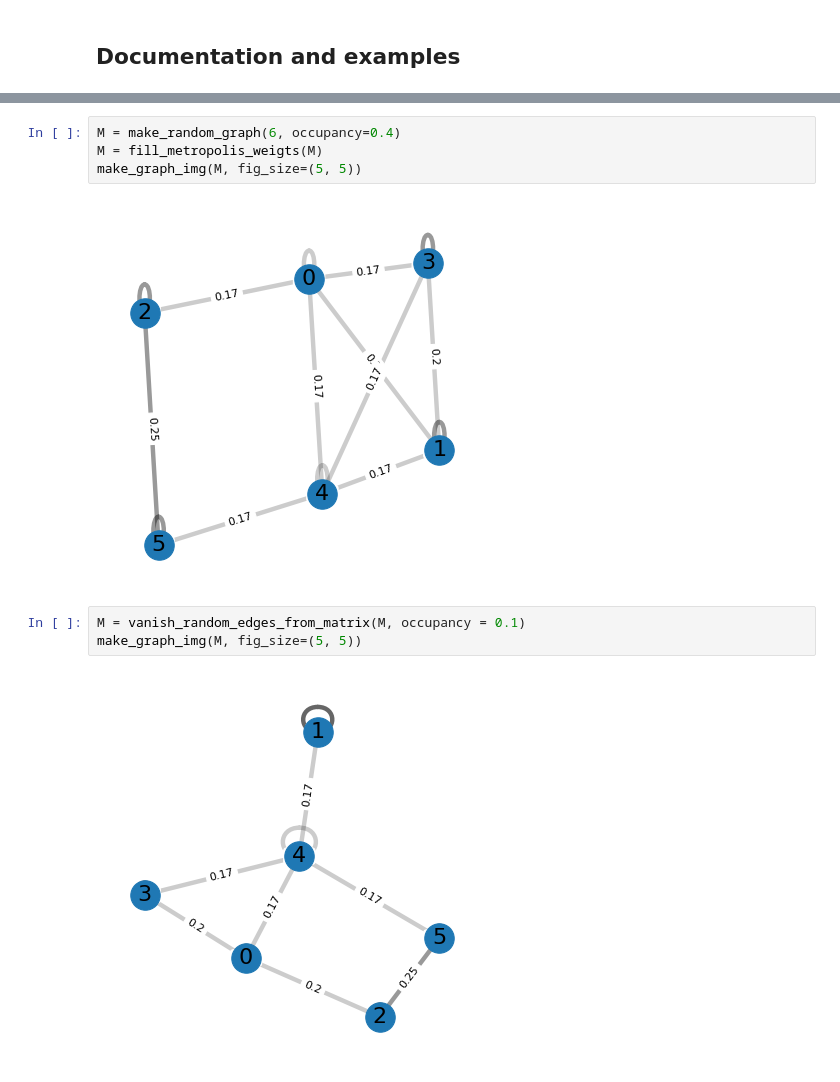
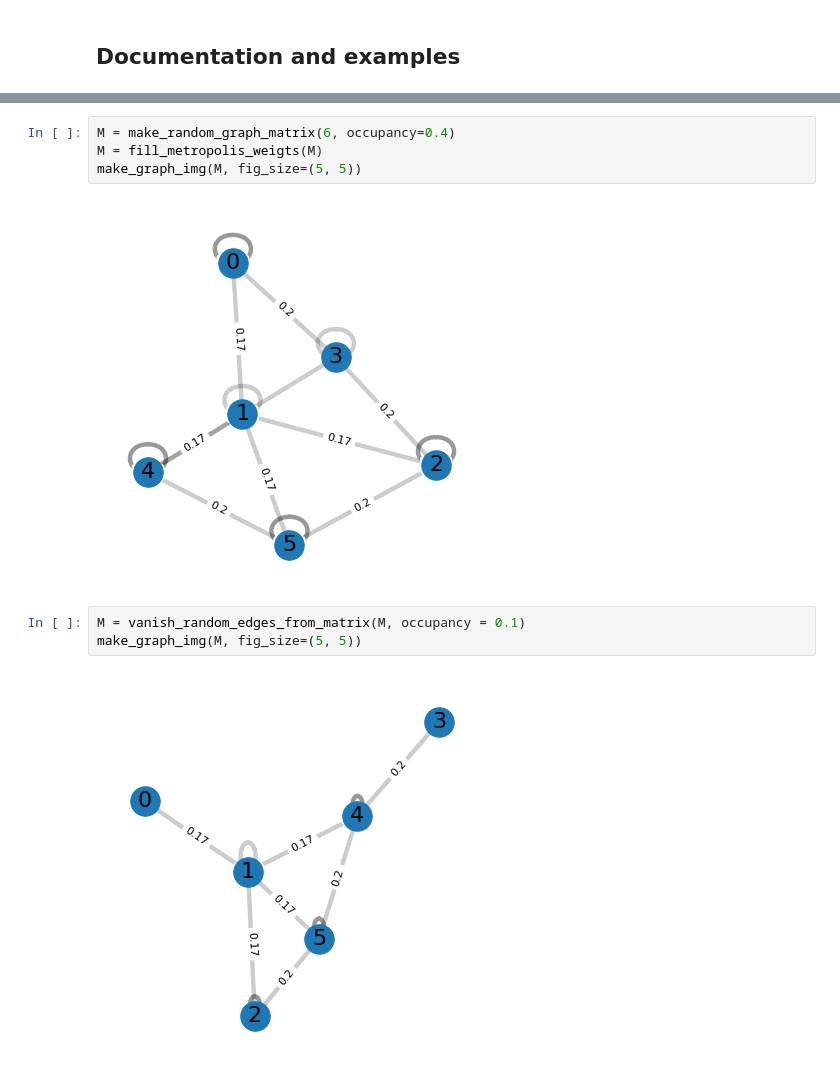
Before and after one commit to alexrogozin12/sirius2022_optimization, a Jupyter notebook: examples/Graph_tools.ipynb, the cells around one changed output, grey strips where cells are left out. Drawn from its saved outputs; the diff is of its cells as text.

```diff
--- a/examples/Graph_tools.ipynb
+++ b/examples/Graph_tools.ipynb
@@ -50,11 +50,11 @@ make_graph_img(M, fig_size=(5, 5))
 # %%
-M = make_random_graph(6, occupancy=0.4)
+M = make_random_graph_matrix(6, occupancy=0.4)
 M = fill_metropolis_weigts(M)
 make_graph_img(M, fig_size=(5, 5))
 # %% [output]
-[figure, old version]
+[figure, new version]
 # %%
 M = vanish_random_edges_from_matrix(M, occupancy = 0.1)
 make_graph_img(M, fig_size=(5, 5))
 # %% [output]
-[figure, old version]
+[figure, new version]
```
Also changed, not shown: parts of 5 cells of this notebook, 1 other file.
